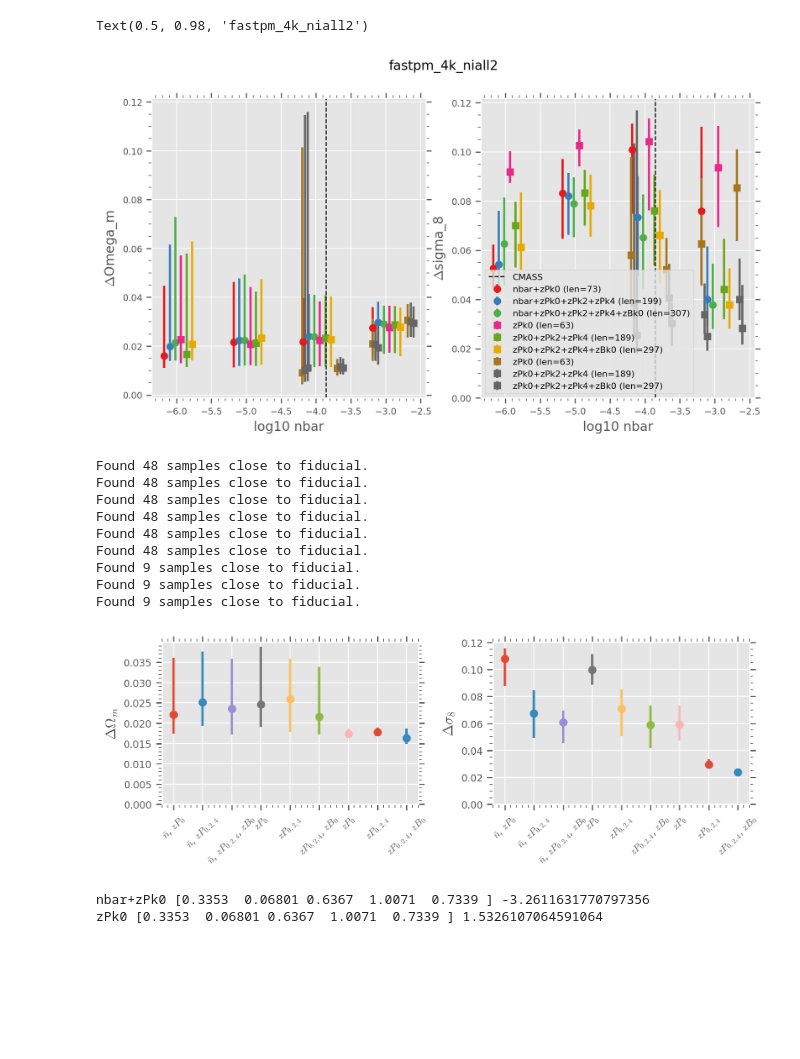
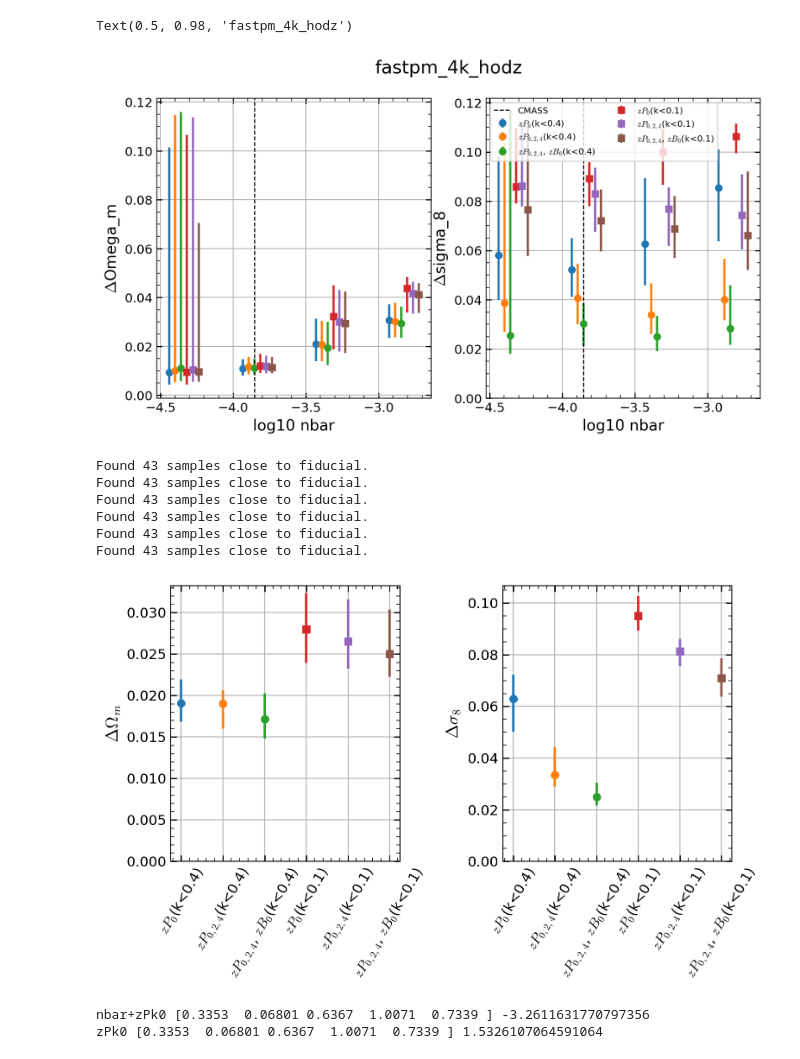
Before and after one commit to maho3/matts_tests, a Jupyter notebook: test_toy_noised.ipynb, the cells around one changed output. Saved outputs shown, nothing was run; the diff lists cells and outputs as text; code cells hidden in the pictures; blank space fills up the shorter version.

```diff
--- a/test_toy_noised.ipynb
+++ b/test_toy_noised.ipynb
@@ -320,11 +315,12 @@ modeldirs
 # %%
-f, ax = plt.subplots(figsize=(6,3))
+f, ax = plt.subplots(figsize=(6, 3))
 
 bins = np.linspace(-6.0, -2.5, 50)
 for m in modeldirs[5:7]:
     filepath = join(m, 'nbar_test.npy')
     x_ = np.load(filepath)
-    ax.hist(x_, bins=bins, histtype='step', lw=2, label='/'.join(m.split('/')[6:8]))
+    ax.hist(x_, bins=bins, histtype='step', lw=2,
+            label='/'.join(m.split('/')[6:8]))
 ax.axvline(np.log10(1.4e-4), color='k', linestyle='--', lw=1, label='CMASS')
 ax.set(xlabel='log10 nbar', ylabel='Count')
 ax.legend()
@@ -339,7 +335,7 @@ def plot_scatter(modeldir, ax, offset=0, **kwargs):
     stdev = samples.std(axis=0)
 
     Nbins = 4
-    for i, (j, label) in enumerate(zip([0,4], ['Omega_m', 'sigma_8'])):
+    for i, (j, label) in enumerate(zip([0, 4], ['Omega_m', 'sigma_8'])):
         ax = axs[i]
 
         minmax = nbar.min(), nbar.max()
@@ -351,7 +347,7 @@ def plot_scatter(modeldir, ax, offset=0, **kwargs):
         y_ = []
         for k in range(Nbins):
             mask = (nbar >= bin_edges[k]) & (nbar < bin_edges[k+1])
-            y_.append(np.percentile(stdev[mask,j], [50, 16, 84]))
+            y_.append(np.percentile(stdev[mask, j], [50, 16, 84]))
         y_ = np.array(y_)
 
         ax.errorbar(bin_centers+off, y_[:, 0],
@@ -359,28 +355,32 @@ def plot_scatter(modeldir, ax, offset=0, **kwargs):
                     **kwargs)
         ax.set_xlabel(f'log10 nbar')
         ax.set_ylabel(f'$\Delta${label}')
+        ax.grid(True)
 
     ax.legend()
+
+
 f, axs = plt.subplots(1, 2, figsize=(10, 5))
 
 for i, m in enumerate(modeldirs):
     offperc = (i-1)*0.02
     plot_scatter(m, axs, offset=offperc,
-                 label=f"{names[i]} (len={x_len[i]})",
-                 color=plt.cm.Set1(i) if i//3==0 else plt.cm.Dark2(i),
-                 fmt='o' if i//3==0 else 's')
+                 label=f"{simple(names[i])}(k<{kmaxes[i]})",
+                 color=cmap[i],
+                 fmt='o' if i//3 == 0 else 's')
 
 for ax in axs:
     ax.axvline(np.log10(1.4e-4), color='k', linestyle='--', lw=1, label='CMASS')
-ax.legend(fontsize=8)
+ax.legend(fontsize=8, ncol=2)
 ax.set_ylim(0)
 f.suptitle(sim)
 # %% [output]
-Text(0.5, 0.98, 'fastpm_4k_niall2')
+Text(0.5, 0.98, 'fastpm_4k_hodz')
-[figure, old version]
+[figure, new version]
 # %%
 thetafid = np.array([0.3, 0.5, 0.7, 1.0, 0.8])
 param_names = [r'\Omega_m', r'\Omega_b', r'h', r'n_s', r'\sigma_8']
+
 
 def plot_model_stdev(modeldir, x_idx, axs, **kwargs):
     filepath = join(modeldir, 'posterior_samples.npy')
@@ -391,8 +391,9 @@ def plot_model_stdev(modeldir, x_idx, axs, **kwargs):
     theta = np.load(join(modeldir, 'theta_test.npy'))
     nbar = np.load(join(modeldir, 'nbar_test.npy'))
 
-    mask = np.all(np.isclose(theta[:, [0, 4]], thetafid[[0, 4]], rtol=0.1), axis=1)
-    mask &= (nbar > np.log10(1.4e-4)) & (nbar < -3.4)
+    mask = np.all(np.isclose(theta[:, [0, 4]],
+                  thetafid[[0, 4]], rtol=0.1), axis=1)
+    mask &= (nbar > np.log10(1.e-4)) & (nbar < np.log10(5e-4))
 
     if np.sum(mask) == 0:
         return False
@@ -404,55 +405,52 @@ def plot_model_stdev(modeldir, x_idx, axs, **kwargs):
 
     for j, i in enumerate([0, 4]):
         ax = axs[j]
+        ax.grid(True)
 
         # Calculate percentiles across the surviving test points for this model
         param_stdevs = stdev[:, i]
         perc = np.percentile(param_stdevs, [50, 16, 84])
 
         ax.errorbar(
             x_idx, perc[0],
             yerr=[[perc[0] - perc[1]], [perc[2] - perc[0]]],
-            fmt='o', **kwargs
+            **kwargs
         )
         ax.set_ylabel(f'$\Delta {param_names[i]}$')
 
     return True
 
 
-f, axs = plt.subplots(1, 2, figsize=(8, 3), sharex=True)
+f, axs = plt.subplots(1, 2, figsize=(8, 5), sharex=True)
 axs = axs.flatten()
 
-parentdir = f'{wdir}/{nbody}/{sim}/models/{tracer}'
-
-labels = sorted(os.listdir(parentdir))
 valid_labels = []
 x_idx = 0
 
-for m in modeldirs:
-    label = f"{m.split('/')[-2]}"
-    # Plot the point at the current x_idx. If data exists, advance the index and save the label.
-    if plot_model_stdev(m, x_idx, axs, label=label):
+for i, m in enumerate(modeldirs):
+    label = f'{names[i]}(k<{kmaxes[i]})'
+    if plot_model_stdev(m, x_idx, axs,
+                        label=names[i],
+                        color=cmap[i],
+                        fmt='o' if i//3 == 0 else 's'):
         valid_labels.append(label)
         x_idx += 1
 
 # Apply the categorical x-axis formatting from Cell 1
 for ax in axs:
     ax.set_xticks(range(len(valid_labels)))
-    ax.set_xticklabels(simple(valid_labels), rotation=45)
+    ax.set_xticklabels(simple(valid_labels), rotation=60)
     ax.set_ylim(0, None)
 # ax.legend(loc='lower right')
 
 # f.suptitle(sim)
 plt.tight_layout()
 # %% [output]
-Found 48 samples close to fiducial.
-Found 48 samples close to fiducial.
-Found 48 samples close to fiducial.
-Found 48 samples close to fiducial.
-Found 48 samples close to fiducial.
-Found 48 samples close to fiducial.
-Found 9 samples close to fiducial.
-Found 9 samples close to fiducial.
-Found 9 samples close to fiducial.
+Found 43 samples close to fiducial.
+Found 43 samples close to fiducial.
+Found 43 samples close to fiducial.
+Found 43 samples close to fiducial.
+Found 43 samples close to fiducial.
+Found 43 samples close to fiducial.
-[figure, old version]
+[figure, new version]
 # %%
```
Also changed, not shown: parts of 31 cells of this notebook.
